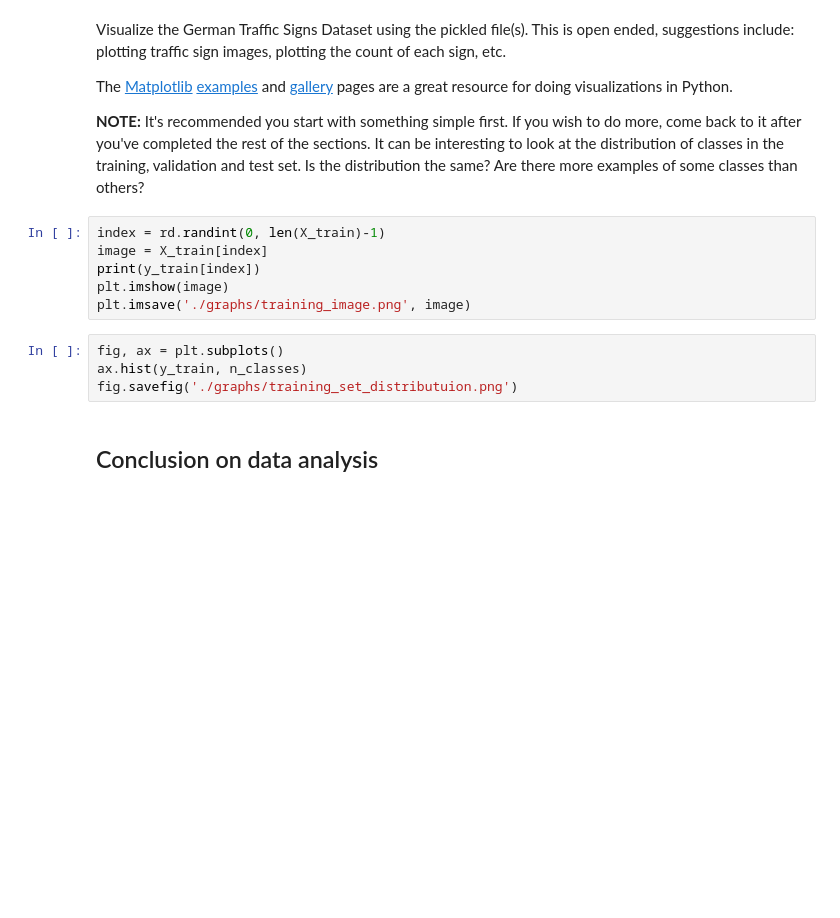
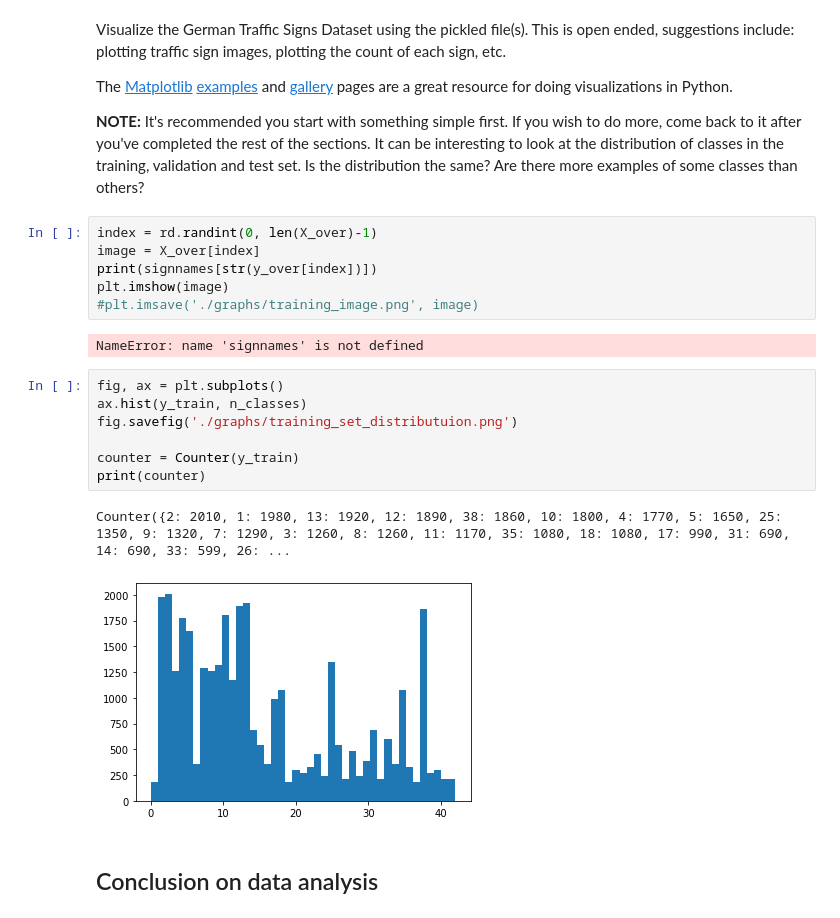
Before and after one commit to AlZi-88/SDCE_TrafficSignClassifier, a Jupyter notebook: Traffic_Sign_Classifier.ipynb, the cells around one changed output. Drawn from its saved outputs; the diff is of its cells as text; blank space fills up the shorter version.

```diff
--- a/Traffic_Sign_Classifier.ipynb
+++ b/Traffic_Sign_Classifier.ipynb
@@ -97,15 +119,23 @@ The [Matplotlib](http://matplotlib.org/) [examples](http://matplotlib.org/exampl
 
 **NOTE:** It's recommended you start with something simple first. If you wish to do more, come back to it after you've completed the rest of the sections. It can be interesting to look at the distribution of classes in the training, validation and test set. Is the distribution the same? Are there more examples of some classes than others?
 # %%
-index = rd.randint(0, len(X_train)-1)
-image = X_train[index]
-print(y_train[index])
+index = rd.randint(0, len(X_over)-1)
+image = X_over[index]
+print(signnames[str(y_over[index])])
 plt.imshow(image)
-plt.imsave('./graphs/training_image.png', image)
+#plt.imsave('./graphs/training_image.png', image)
+# %% [output]
+NameError: name 'signnames' is not defined
 # %%
 fig, ax = plt.subplots()
 ax.hist(y_train, n_classes)
 fig.savefig('./graphs/training_set_distributuion.png')
+
+counter = Counter(y_train)
+print(counter)
+# %% [output]
+Counter({2: 2010, 1: 1980, 13: 1920, 12: 1890, 38: 1860, 10: 1800, 4: 1770, 5: 1650, 25: 1350, 9: 1320, 7: 1290, 3: 1260, 8: 1260, 11: 1170, 35: 1080, 18: 1080, 17: 990, 31: 690, 14: 690, 33: 599, 26: ...
+[figure, added]
 # %% [markdown]
 ## Conclusion on data analysis
 # %% [markdown]
```
Also changed, not shown: parts of 31 cells of this notebook, 1 other file.
